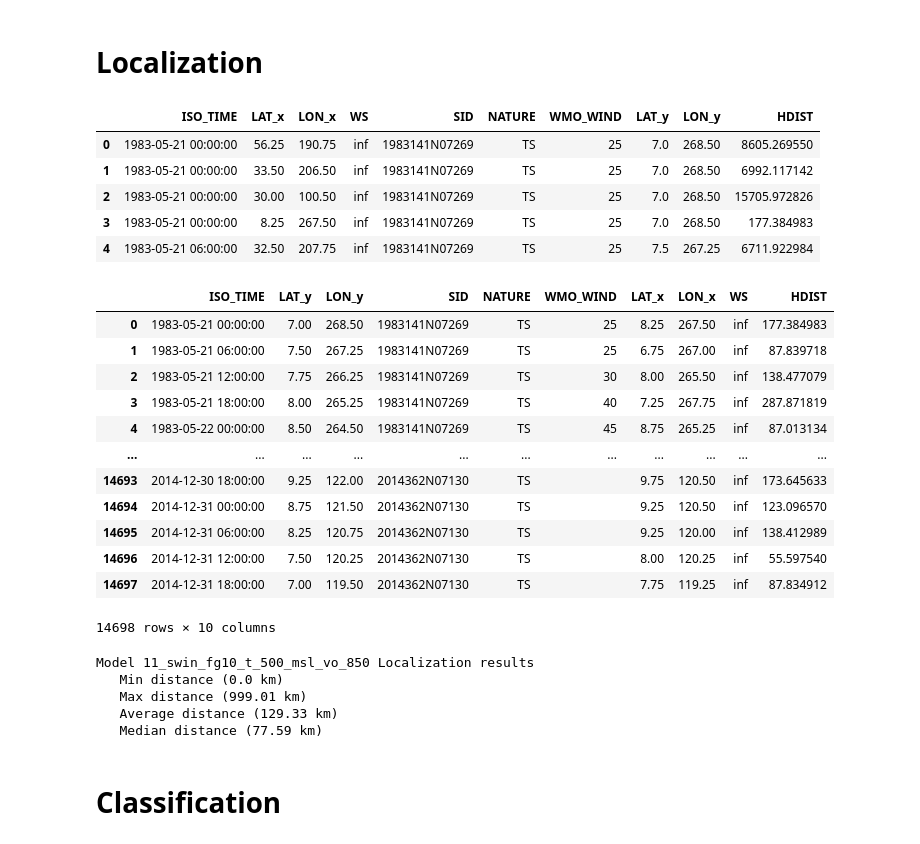
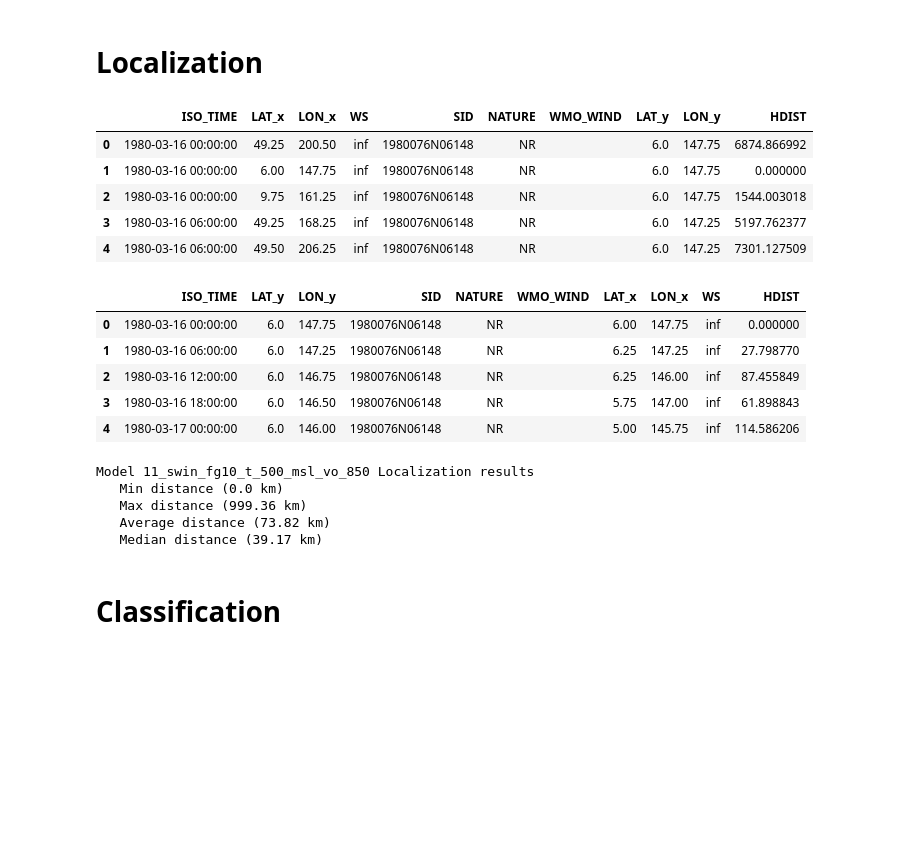
Before and after one commit to CMCC-Foundation/ml-tropical-cyclones-detection, a Jupyter notebook: notebook/results_analysis.ipynb, the cells around one changed output. Cells and saved outputs as stored; diff of their text form; code cells hidden in the pictures; blank space fills up the shorter version.

```diff
--- a/notebook/results_analysis.ipynb
+++ b/notebook/results_analysis.ipynb
@@ -15,27 +31,21 @@ warnings.filterwarnings('ignore')
 # %%
 # select the model to analyze
-# selected_model = '02_swin_msl_vo_850'
-# selected_model = '03_vgg_v3_relu_ks3_msl_vo_850'
-# selected_model = '04_vgg_v3_relu_ks5_msl_vo_850'
-# selected_model = '05_vgg_v3_linear_ks3_msl_vo_850'
-# selected_model = '06_swin_msl_vo_850'
-# selected_model = '07_vgg_v3_silu_ks3_msl_vo_850'
-# selected_model = '08_vgg_v1_relu_ks3_msl_vo_850'
-# selected_model = '09_vgg_v1_relu_ks3_msl_vo_850_lnc3'
-# selected_model = '10_swin_lnc3_msl_vo_850'
 selected_model = '11_swin_fg10_t_500_msl_vo_850'
 
-# define inference directory to draw detections
-dataset_dir = '../data/inference'
 # get ibtracs directory
 ibtracs_src = '../data/ibtracs/filtered/ibtracs_main-tracks_6h_1980-2021_TS-NR-ET-MX-SS-DS.csv'
+
 # define test years (same as paper)
-# test_years = [i for i in range(1980,2020)]
-test_years = [1983, 1984, 1993, 1994, 2003, 2004, 2013, 2014]
+test_years = [i for i in range(1980,2020)]
+# test_years = [1983, 1984, 1993, 1994, 2003, 2004, 2013, 2014]
 # test_years = [2011, 2012, 2013, 2014, 2015, 2016, 2017, 2018, 2019]
 # test_years = [1993]
+
 # kilometer threshold
 max_distance_detection = 1000.0
+
+# whether or not to make plots
+plot = False
 # %%
 # get model directory
 model_dir = os.path.join(dataset_dir, selected_model)
@@ -133,34 +148,27 @@ matches['HDIST'] = haversine_vector(array1=matches[['LAT_x','LON_x']].to_numpy()
 matches.head()
 # %% [output]
 |  | ISO_TIME | LAT_x | LON_x | WS | SID | NATURE | WMO_WIND | LAT_y | LON_y | HDIST |
-| 0 | 1983-05-21 00:00:00 | 56.25 | 190.75 | inf | 1983141N07269 | TS | 25 | 7.0 | 268.50 | 8605.269550 |
-| 1 | 1983-05-21 00:00:00 | 33.50 | 206.50 | inf | 1983141N07269 | TS | 25 | 7.0 | 268.50 | 6992.117142 |
-| 2 | 1983-05-21 00:00:00 | 30.00 | 100.50 | inf | 1983141N07269 | TS | 25 | 7.0 | 268.50 | 15705.972826 |
-| 3 | 1983-05-21 00:00:00 | 8.25 | 267.50 | inf | 1983141N07269 | TS | 25 | 7.0 | 268.50 | 177.384983 |
-| 4 | 1983-05-21 06:00:00 | 32.50 | 207.75 | inf | 1983141N07269 | TS | 25 | 7.5 | 267.25 | 6711.922984 |
+| 0 | 1980-03-16 00:00:00 | 49.25 | 200.50 | inf | 1980076N06148 | NR |  | 6.0 | 147.75 | 6874.866992 |
+| 1 | 1980-03-16 00:00:00 | 6.00 | 147.75 | inf | 1980076N06148 | NR |  | 6.0 | 147.75 | 0.000000 |
+| 2 | 1980-03-16 00:00:00 | 9.75 | 161.25 | inf | 1980076N06148 | NR |  | 6.0 | 147.75 | 1544.003018 |
+| 3 | 1980-03-16 06:00:00 | 49.25 | 168.25 | inf | 1980076N06148 | NR |  | 6.0 | 147.25 | 5197.762377 |
+| 4 | 1980-03-16 06:00:00 | 49.50 | 206.25 | inf | 1980076N06148 | NR |  | 6.0 | 147.25 | 7301.127509 |
 # %%
 # remove all the distances above `max_distance_localization` km
 matches = matches[matches['HDIST'] < max_distance_detection]
 # group by LATx and LONx and find the minimum (to remove x duplicates)
 matches = matches.groupby(by=['ISO_TIME','LAT_x','LON_x','SID','NATURE','WMO_WIND']).min('HDIST').reset_index()
 # repeat grouping by LATy and LONy and find the minimum (to remove y duplicates)
 matches = matches.groupby(by=['ISO_TIME','LAT_y','LON_y','SID','NATURE','WMO_WIND']).min('HDIST').reset_index()
 # show result
-matches
+matches.head()
 # %% [output]
 |  | ISO_TIME | LAT_y | LON_y | SID | NATURE | WMO_WIND | LAT_x | LON_x | WS | HDIST |
-| 0 | 1983-05-21 00:00:00 | 7.00 | 268.50 | 1983141N07269 | TS | 25 | 8.25 | 267.50 | inf | 177.384983 |
-| 1 | 1983-05-21 06:00:00 | 7.50 | 267.25 | 1983141N07269 | TS | 25 | 6.75 | 267.00 | inf | 87.839718 |
-| 2 | 1983-05-21 12:00:00 | 7.75 | 266.25 | 1983141N07269 | TS | 30 | 8.00 | 265.50 | inf | 138.477079 |
-| 3 | 1983-05-21 18:00:00 | 8.00 | 265.25 | 1983141N07269 | TS | 40 | 7.25 | 267.75 | inf | 287.871819 |
-| 4 | 1983-05-22 00:00:00 | 8.50 | 264.50 | 1983141N07269 | TS | 45 | 8.75 | 265.25 | inf | 87.013134 |
-| ... | ... | ... | ... | ... | ... | ... | ... | ... | ... | ... |
-| 14693 | 2014-12-30 18:00:00 | 9.25 | 122.00 | 2014362N07130 | TS |  | 9.75 | 120.50 | inf | 173.645633 |
-| 14694 | 2014-12-31 00:00:00 | 8.75 | 121.50 | 2014362N07130 | TS |  | 9.25 | 120.50 | inf | 123.096570 |
-| 14695 | 2014-12-31 06:00:00 | 8.25 | 120.75 | 2014362N07130 | TS |  | 9.25 | 120.00 | inf | 138.412989 |
-| 14696 | 2014-12-31 12:00:00 | 7.50 | 120.25 | 2014362N07130 | TS |  | 8.00 | 120.25 | inf | 55.597540 |
-| 14697 | 2014-12-31 18:00:00 | 7.00 | 119.50 | 2014362N07130 | TS |  | 7.75 | 119.25 | inf | 87.834912 |
+| 0 | 1980-03-16 00:00:00 | 6.0 | 147.75 | 1980076N06148 | NR |  | 6.00 | 147.75 | inf | 0.000000 |
+| 1 | 1980-03-16 06:00:00 | 6.0 | 147.25 | 1980076N06148 | NR |  | 6.25 | 147.25 | inf | 27.798770 |
+| 2 | 1980-03-16 12:00:00 | 6.0 | 146.75 | 1980076N06148 | NR |  | 6.25 | 146.00 | inf | 87.455849 |
+| 3 | 1980-03-16 18:00:00 | 6.0 | 146.50 | 1980076N06148 | NR |  | 5.75 | 147.00 | inf | 61.898843 |
+| 4 | 1980-03-17 00:00:00 | 6.0 | 146.00 | 1980076N06148 | NR |  | 5.00 | 145.75 | inf | 114.586206 |
-14698 rows × 10 columns
 # %%
 min_distance_localization = matches['HDIST'].min()
 max_distance_localization = matches['HDIST'].max()
@@ -175,7 +183,7 @@ print(f"   Median distance ({np.round(median_distance_localization,2)} km)")
 # %% [output]
 Model 11_swin_fg10_t_500_msl_vo_850 Localization results
    Min distance (0.0 km)
-   Max distance (999.01 km)
-   Average distance (129.33 km)
-   Median distance (77.59 km)
+   Max distance (999.36 km)
+   Average distance (73.82 km)
+   Median distance (39.17 km)
 # %%
```
Also changed, not shown: parts of 28 cells of this notebook, 3 other files.
